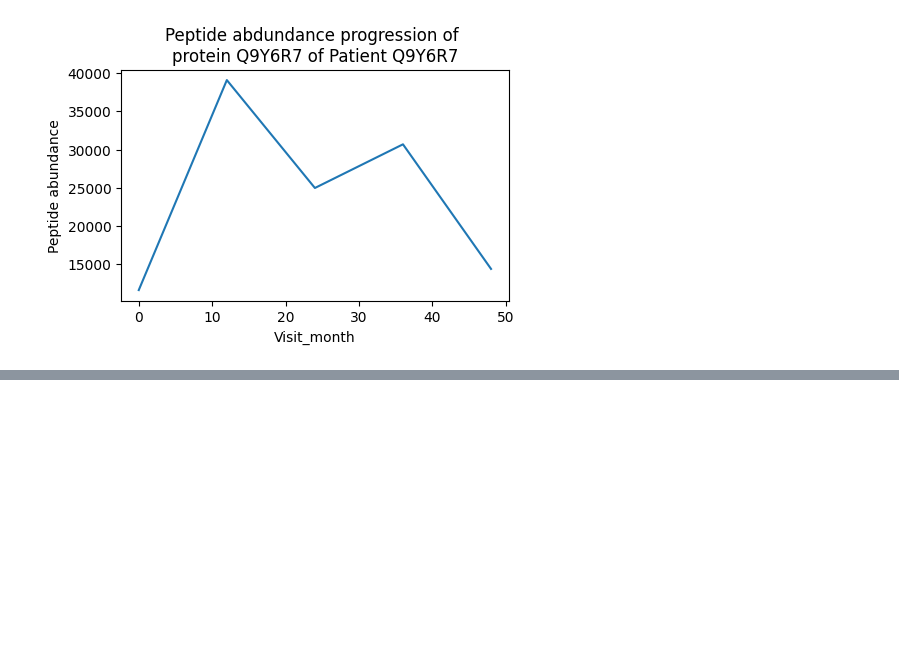
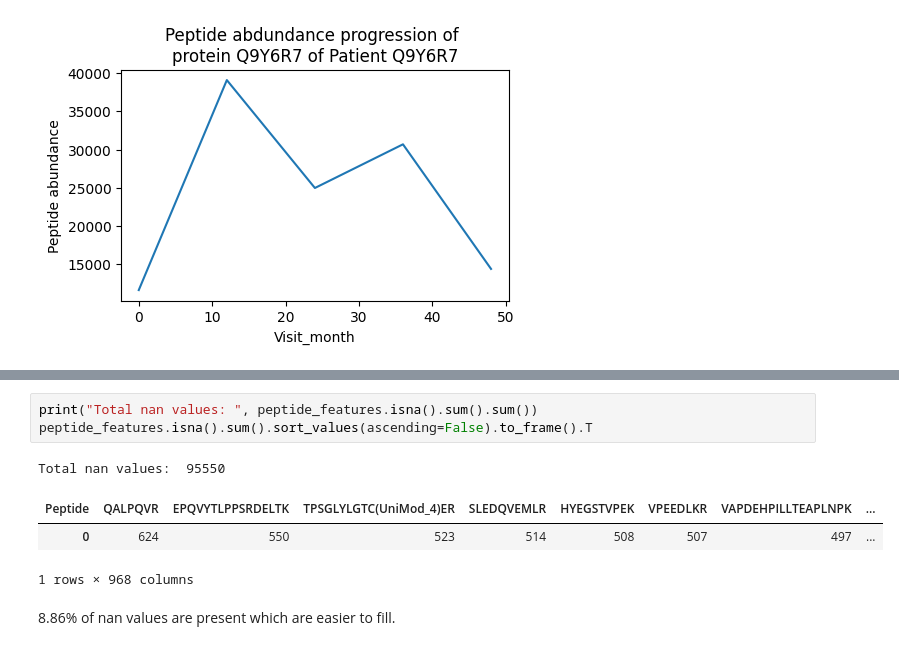
Before and after one commit to prithvidasgupta/si-618-parkinson-prediction, a Jupyter notebook: peptide_data.ipynb, the cells around one changed output, grey strips where cells are left out. Saved outputs shown, nothing was run; the diff lists cells and outputs as text; blank space fills up the shorter version.

```diff
--- a/peptide_data.ipynb
+++ b/peptide_data.ipynb
@@ -115,0 +168,10 @@ plt.show()
+# %%
+print("Total nan values: ", peptide_features.isna().sum().sum())
+peptide_features.isna().sum().sort_values(ascending=False).to_frame().T
+# %% [output]
+Total nan values:  95550
+| Peptide | QALPQVR | EPQVYTLPPSRDELTK | TPSGLYLGTC(UniMod_4)ER | SLEDQVEMLR | HYEGSTVPEK | VPEEDLKR | VAPDEHPILLTEAPLNPK | ... |
+| 0 | 624 | 550 | 523 | 514 | 508 | 507 | 497 | ... |
+1 rows × 968 columns
+# %% [markdown]
+8.86% of nan values are present which are easier to fill.
```
Also changed, not shown: parts of 7 cells of this notebook.
